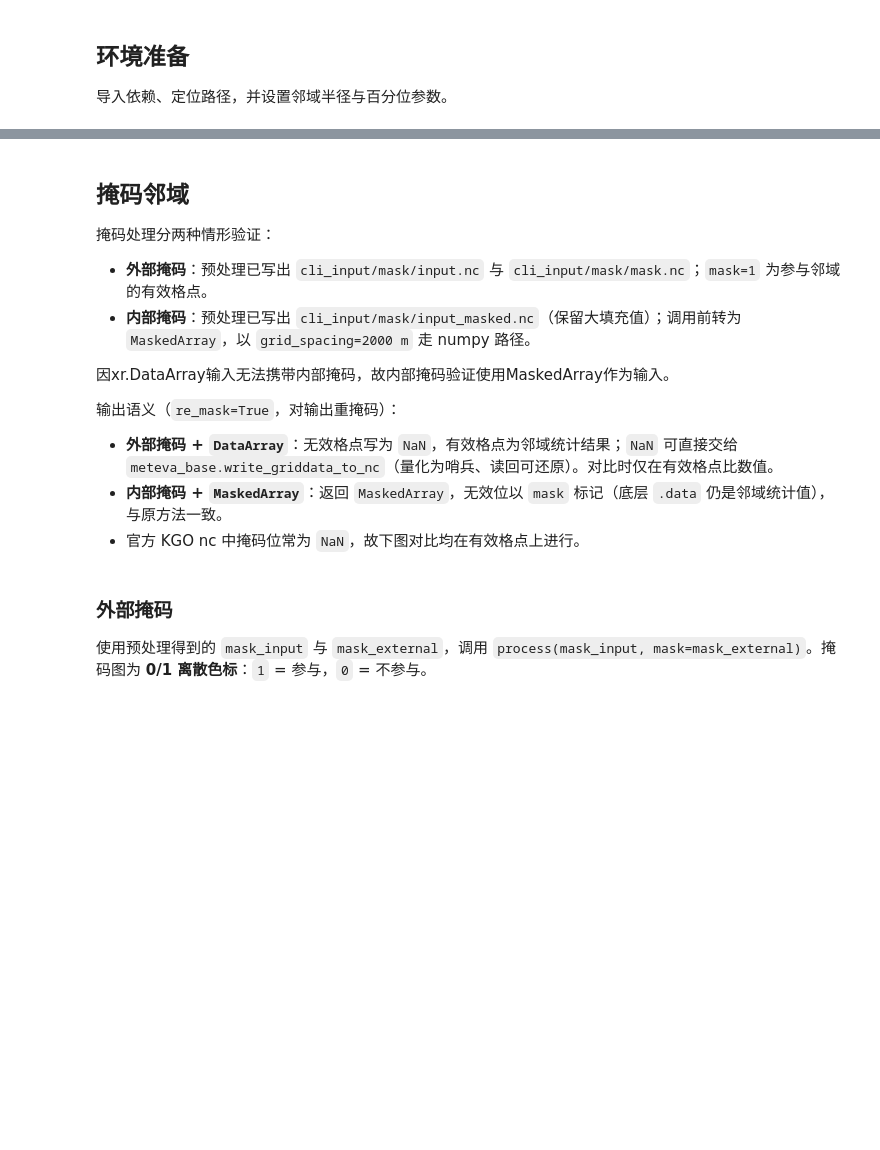
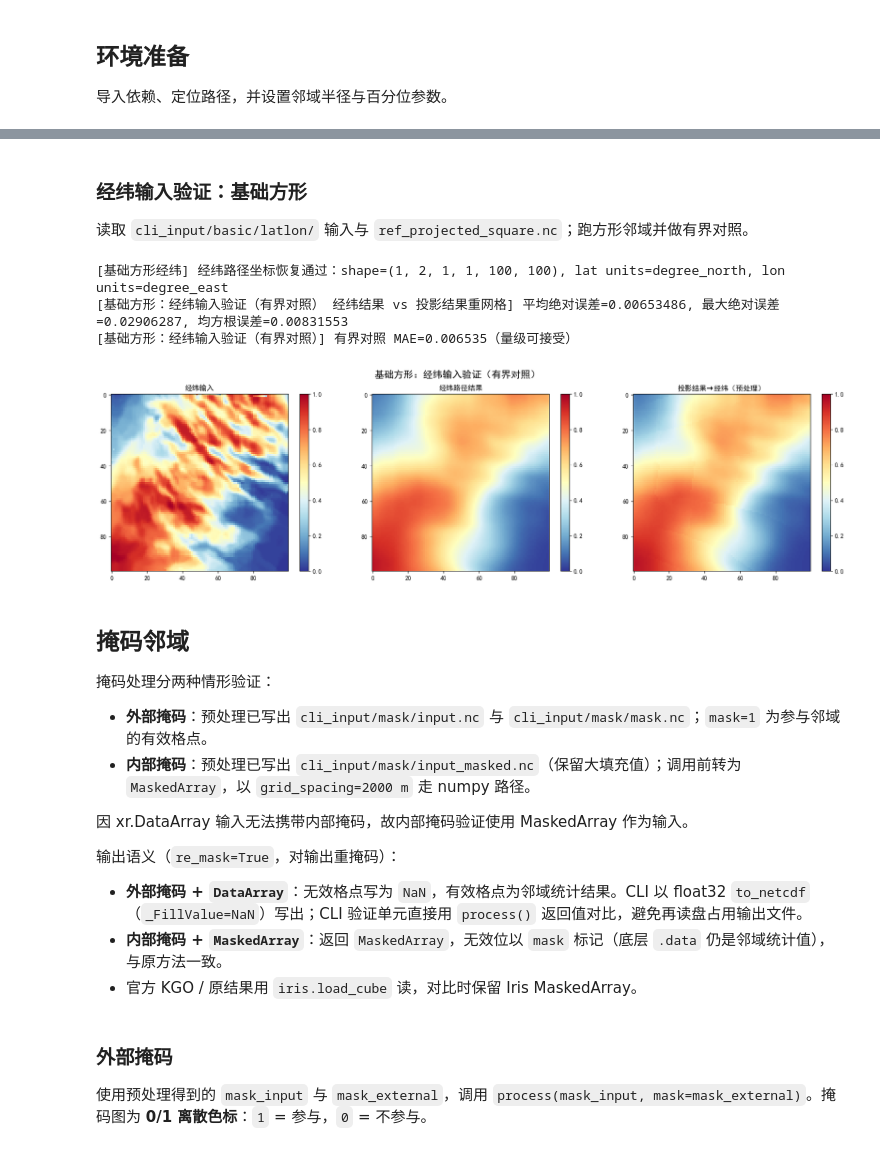
Before and after one commit to guoyunqian/NIMM_pip_repos, a Jupyter notebook: 00temp/neighbourhood_probability_processing/nbs/nbhood.ipynb, the cells around one changed output, grey strips where cells are left out. Cells and saved outputs as stored; diff of their text form; code cells hidden in the pictures; blank space fills up the shorter version.

```diff
--- a/00temp/neighbourhood_probability_processing/nbs/nbhood.ipynb
+++ b/00temp/neighbourhood_probability_processing/nbs/nbhood.ipynb
@@ -510,3 +530,31 @@ plot_basic(
+# %% [markdown]
+### 经纬输入验证：基础方形
+
+读取 `cli_input/basic/latlon/` 输入与 `ref_projected_square.nc`；跑方形邻域并做有界对照。
+# %%
+basic_geo = xr.open_dataarray(
+    CLI_INPUT_DIR / "basic" / "latlon" / "input.nc", decode_timedelta=False
+).load()
+proj_on_ll = xr.open_dataarray(
+    CLI_INPUT_DIR / "basic" / "latlon" / "ref_projected_square.nc",
+    decode_timedelta=False,
+).load()
+assert is_geographic_spatial_dataarray(basic_geo)
+basic_geo_square = NeighbourhoodProcessing("square", RADIUS_METRES).process(basic_geo)
+assert_geographic_coords(basic_geo_square, basic_geo, "基础方形经纬")
+plot_latlon_bounded(
+    "基础方形：经纬输入验证（有界对照）",
+    basic_geo,
+    basic_geo_square,
+    proj_on_ll,
+    level_index=0,
+    mae_warn=0.25,
+)
+# %% [output]
+[基础方形经纬] 经纬路径坐标恢复通过：shape=(1, 2, 1, 1, 100, 100), lat units=degree_north, lon units=degree_east
+[基础方形：经纬输入验证（有界对照） 经纬结果 vs 投影结果重网格] 平均绝对误差=0.00653486, 最大绝对误差=0.02906287, 均方根误差=0.00831553
+[基础方形：经纬输入验证（有界对照）] 有界对照 MAE=0.006535（量级可接受）
+[figure, added]
 # %% [markdown]
 ## 掩码邻域
 
@@ -515,13 +563,13 @@ plot_basic(
 - **外部掩码**：预处理已写出 `cli_input/mask/input.nc` 与 `cli_input/mask/mask.nc`；`mask=1` 为参与邻域的有效格点。
 - **内部掩码**：预处理已写出 `cli_input/mask/input_masked.nc`（保留大填充值）；调用前转为 `MaskedArray`，以 `grid_spacing=2000 m` 走 numpy 路径。
 
-因xr.DataArray输入无法携带内部掩码，故内部掩码验证使用MaskedArray作为输入。
+因 xr.DataArray 输入无法携带内部掩码，故内部掩码验证使用 MaskedArray 作为输入。
 
 输出语义（`re_mask=True`，对输出重掩码）：
 
-- **外部掩码 + `DataArray`**：无效格点写为 `NaN`，有效格点为邻域统计结果；`NaN` 可直接交给 `meteva_base.write_griddata_to_nc`（量化为哨兵、读回可还原）。对比时仅在有效格点比数值。
+- **外部掩码 + `DataArray`**：无效格点写为 `NaN`，有效格点为邻域统计结果。CLI 以 float32 `to_netcdf`（`_FillValue=NaN`）写出；CLI 验证单元直接用 `process()` 返回值对比，避免再读盘占用输出文件。
 - **内部掩码 + `MaskedArray`**：返回 `MaskedArray`，无效位以 `mask` 标记（底层 `.data` 仍是邻域统计值），与原方法一致。
-- 官方 KGO nc 中掩码位常为 `NaN`，故下图对比均在有效格点上进行。
+- 官方 KGO / 原结果用 `iris.load_cube` 读，对比时保留 Iris MaskedArray。
 # %% [markdown]
 ### 外部掩码
 
```
Also changed, not shown: parts of 24 cells of this notebook, 28 other files.
